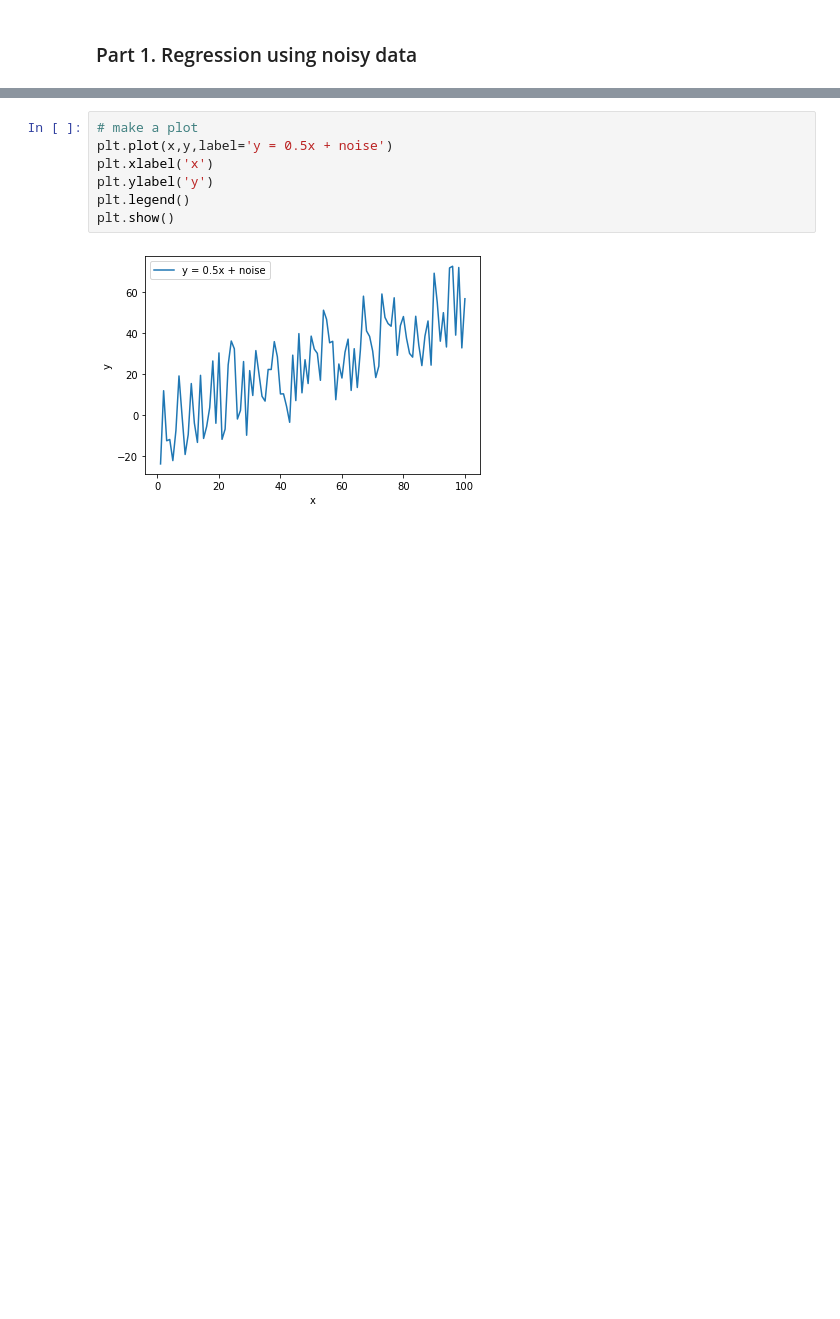
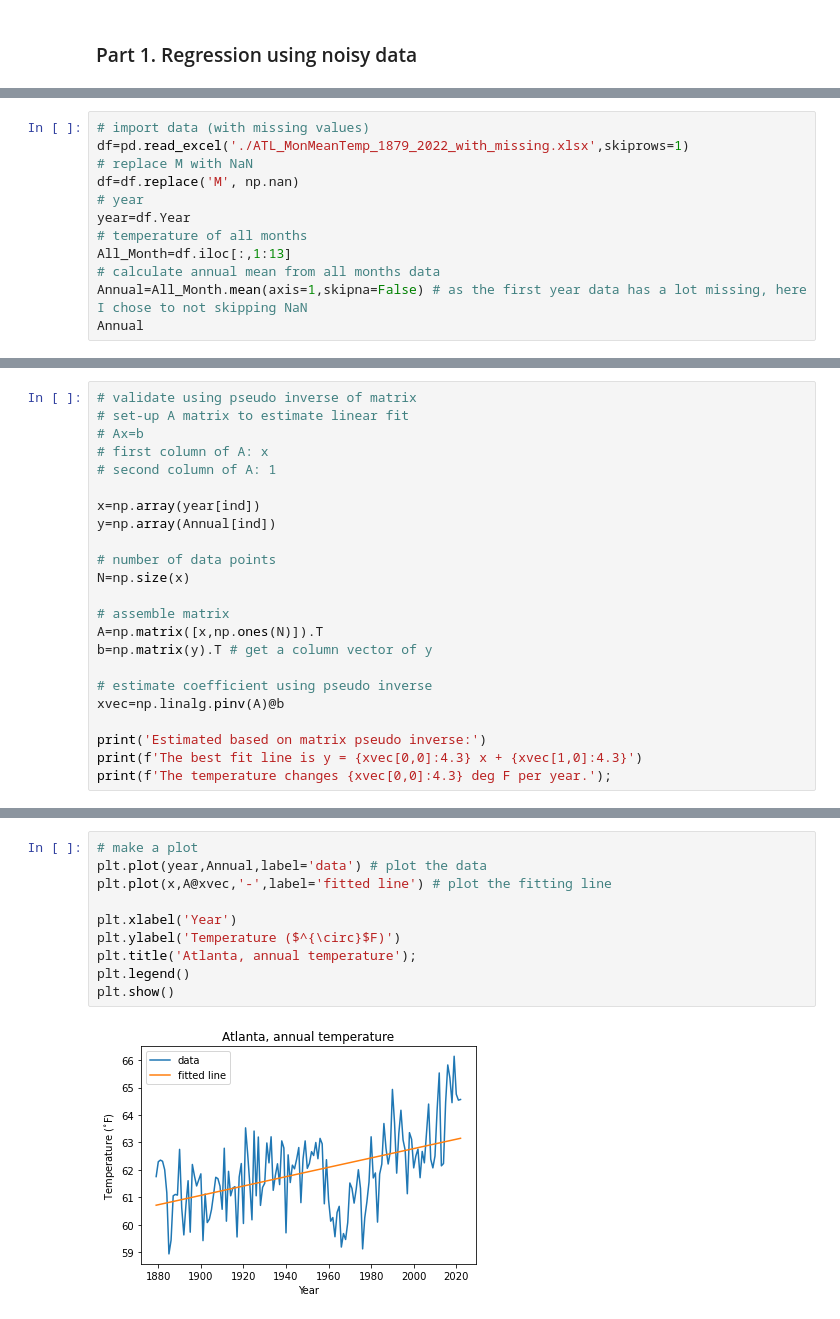
Before and after one commit to pengfeiliu371/EAS2655_S2023, a Jupyter notebook: python/Week4_exercise.ipynb, the cells around one changed output, grey strips where cells are left out. Saved outputs shown, nothing was run; the diff lists cells and outputs as text; blank space fills up the shorter version.

```diff
--- a/python/Week4_exercise.ipynb
+++ b/python/Week4_exercise.ipynb
@@ -43,0 +80,12 @@ plt.show()
+# %%
+# import data (with missing values)
+df=pd.read_excel('./ATL_MonMeanTemp_1879_2022_with_missing.xlsx',skiprows=1)
+# replace M with NaN
+df=df.replace('M', np.nan)
+# year
+year=df.Year
+# temperature of all months
+All_Month=df.iloc[:,1:13]
+# calculate annual mean from all months data
+Annual=All_Month.mean(axis=1,skipna=False) # as the first year data has a lot missing, here I chose to not skipping NaN
+Annual
@@ -43,0 +136,23 @@ plt.show()
+# %%
+# validate using pseudo inverse of matrix
+# set-up A matrix to estimate linear fit
+# Ax=b
+# first column of A: x
+# second column of A: 1
+
+x=np.array(year[ind])
+y=np.array(Annual[ind])
+
+# number of data points
+N=np.size(x)
+
+# assemble matrix
+A=np.matrix([x,np.ones(N)]).T
+b=np.matrix(y).T # get a column vector of y
+
+# estimate coefficient using pseudo inverse
+xvec=np.linalg.pinv(A)@b
+
+print('Estimated based on matrix pseudo inverse:')
+print(f'The best fit line is y = {xvec[0,0]:4.3} x + {xvec[1,0]:4.3}')
+print(f'The temperature changes {xvec[0,0]:4.3} deg F per year.');
@@ -44,9 +163,12 @@ plt.show()
 # %%
 # make a plot
-plt.plot(x,y,label='y = 0.5x + noise')
-plt.xlabel('x')
-plt.ylabel('y')
+plt.plot(year,Annual,label='data') # plot the data
+plt.plot(x,A@xvec,'-',label='fitted line') # plot the fitting line
+
+plt.xlabel('Year')
+plt.ylabel('Temperature ($^{\circ}$F)')
+plt.title('Atlanta, annual temperature');
 plt.legend()
 plt.show()
 # %% [output]
-[figure, old version]
+[figure, new version]
```
Also changed, not shown: parts of 16 cells of this notebook, 12 other files.
